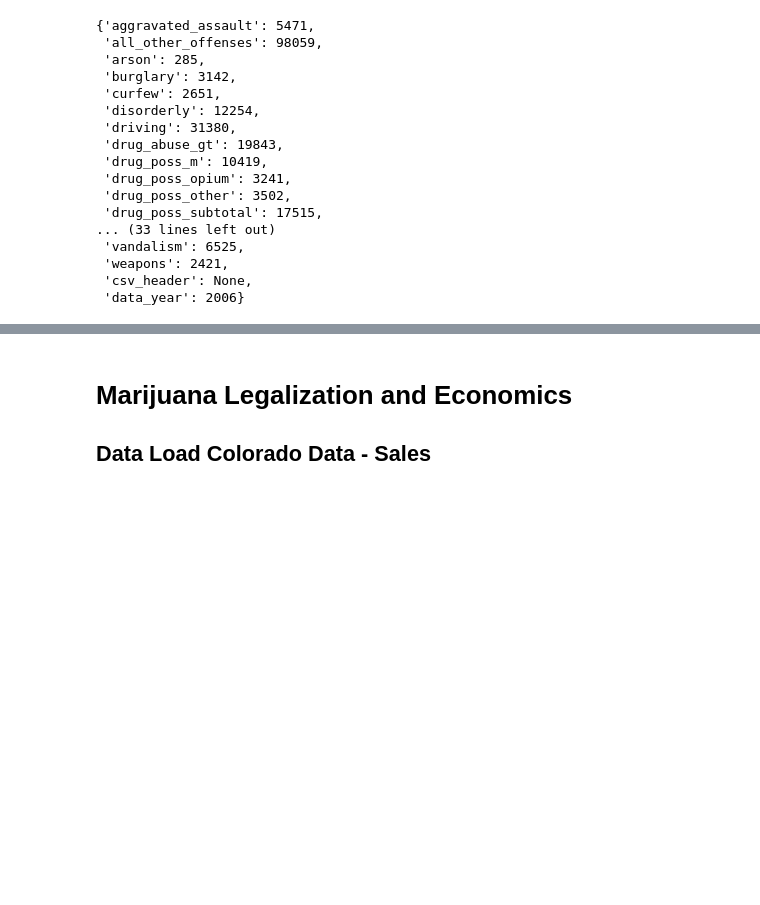
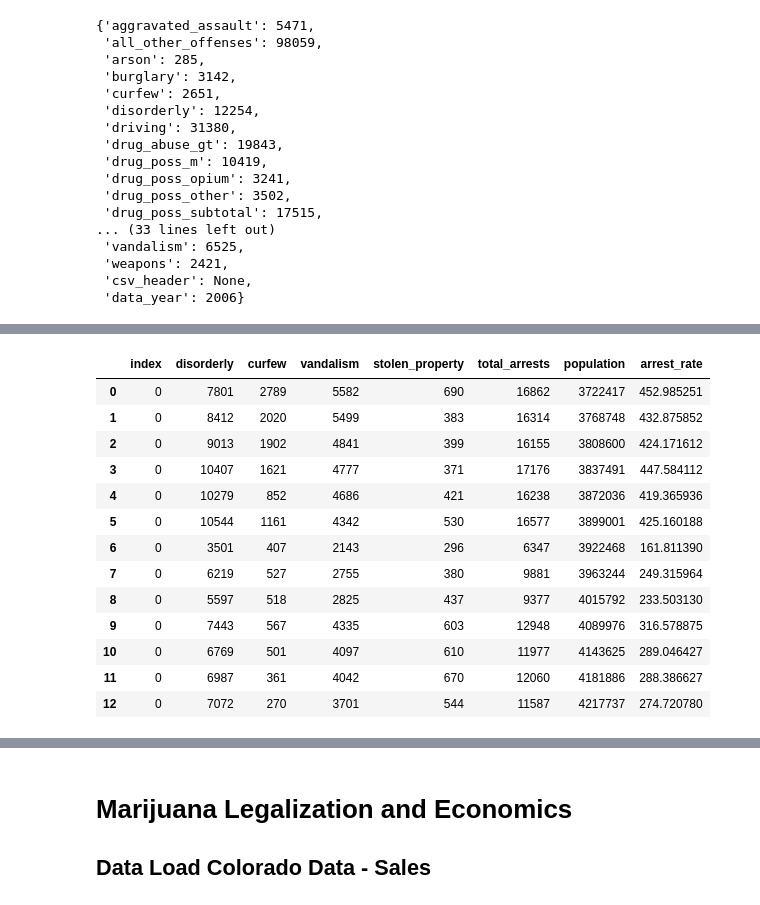
Before and after one commit to julieheadlee/bootcamp_quad, a Jupyter notebook: Colorado_cannabis_data_exploration_cleanup.ipynb, the cells around one changed output, grey strips where cells are left out. Saved outputs shown, nothing was run; the diff lists cells and outputs as text; code cells hidden in the pictures; blank space fills up the shorter version.

```diff
--- a/Colorado_cannabis_data_exploration_cleanup.ipynb
+++ b/Colorado_cannabis_data_exploration_cleanup.ipynb
@@ -427,0 +491,40 @@ for state in states:
+# %%
+#Creating Oregon Violent Crime Arrests, Drug Related Arrests, and Petty Crime Arrests rates. Took amount of arrests, divided by population, and multiplied that number by 100,000 to come up with arrest rate/ 100,000 citizens.
+#Violent Crime - Oregon
+or_violent_crime = or_data[['murder', 'rape', 'aggravated_assault', 'robbery', 'manslaughter']]
+or_violent_crime['total_arrests'] = or_violent_crime.sum(axis=1)
+or_violent_crime['population'] = or_pop
+or_violent_crime['arrest_rate'] = (or_violent_crime['total_arrests'] / or_violent_crime['population']) * 100000
+or_violent_crime.reset_index(drop=False, inplace=True)
+
+#Drug Related Crime - Oregon
+or_drug_sub = or_data[['drug_poss_subtotal', 'drug_sales_subtotal']]
+or_drug_sub['total_arrests'] = or_drug_sub.sum(axis=1)
+or_drug_sub['population'] = or_pop
+or_drug_sub['arrest_rate'] = (or_drug_sub['total_arrests'] / or_drug_sub['population']) * 100000
+or_drug_sub['poss_arrest_rate'] = (or_drug_sub['drug_poss_subtotal']/ or_drug_sub['population'] * 100000)
+or_drug_sub['sales_arrest_rate'] = (or_drug_sub['drug_sales_subtotal']/ or_drug_sub['population'] * 100000)
+or_drug_sub.reset_index(drop=False, inplace=True)
+
+#Petty Crime - Oregon
+or_petty = or_data[['disorderly', 'curfew', 'vandalism', 'stolen_property']]
+or_petty['total_arrests'] = or_petty.sum(axis=1)
+or_petty['population'] = or_pop
+or_petty['arrest_rate'] = (or_petty['total_arrests'] / or_petty['population']) * 100000
+or_petty.reset_index(drop=False, inplace=True)
+or_petty
+# %% [output]
+|  | index | disorderly | curfew | vandalism | stolen_property | total_arrests | population | arrest_rate |
+| 0 | 0 | 7801 | 2789 | 5582 | 690 | 16862 | 3722417 | 452.985251 |
+| 1 | 0 | 8412 | 2020 | 5499 | 383 | 16314 | 3768748 | 432.875852 |
+| 2 | 0 | 9013 | 1902 | 4841 | 399 | 16155 | 3808600 | 424.171612 |
+| 3 | 0 | 10407 | 1621 | 4777 | 371 | 17176 | 3837491 | 447.584112 |
+| 4 | 0 | 10279 | 852 | 4686 | 421 | 16238 | 3872036 | 419.365936 |
+| 5 | 0 | 10544 | 1161 | 4342 | 530 | 16577 | 3899001 | 425.160188 |
+| 6 | 0 | 3501 | 407 | 2143 | 296 | 6347 | 3922468 | 161.811390 |
+| 7 | 0 | 6219 | 527 | 2755 | 380 | 9881 | 3963244 | 249.315964 |
+| 8 | 0 | 5597 | 518 | 2825 | 437 | 9377 | 4015792 | 233.503130 |
+| 9 | 0 | 7443 | 567 | 4335 | 603 | 12948 | 4089976 | 316.578875 |
+| 10 | 0 | 6769 | 501 | 4097 | 610 | 11977 | 4143625 | 289.046427 |
+| 11 | 0 | 6987 | 361 | 4042 | 670 | 12060 | 4181886 | 288.386627 |
+| 12 | 0 | 7072 | 270 | 3701 | 544 | 11587 | 4217737 | 274.720780 |
```
Also changed, not shown: parts of 8 cells of this notebook, 5 other files.
